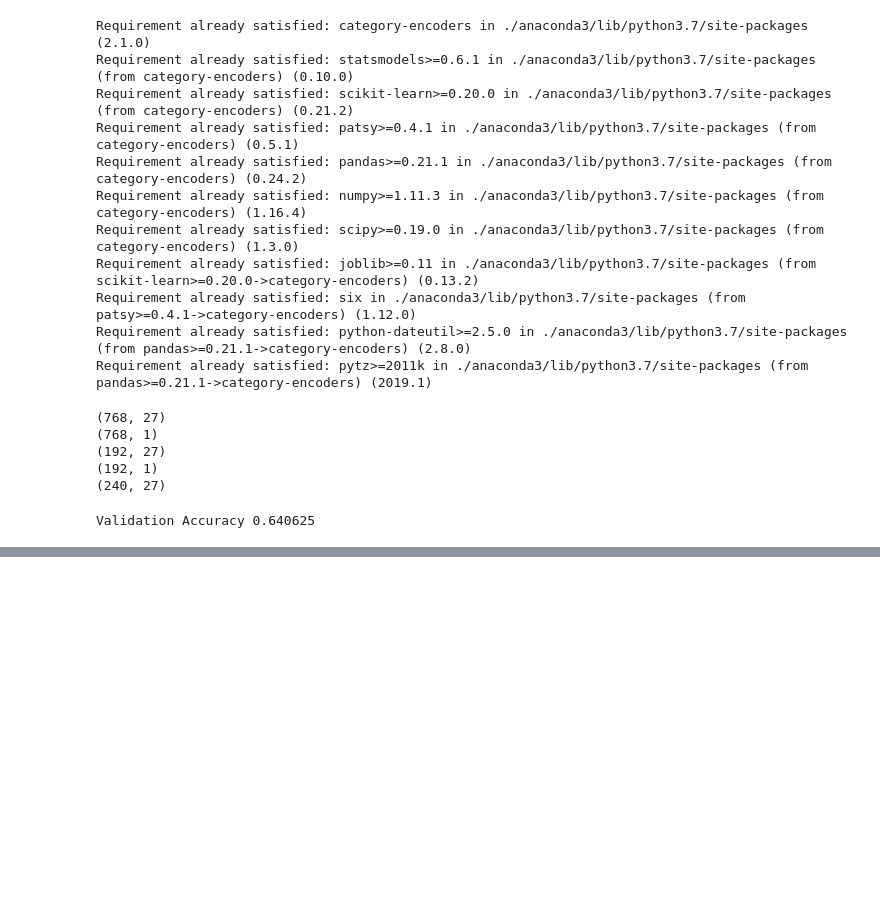
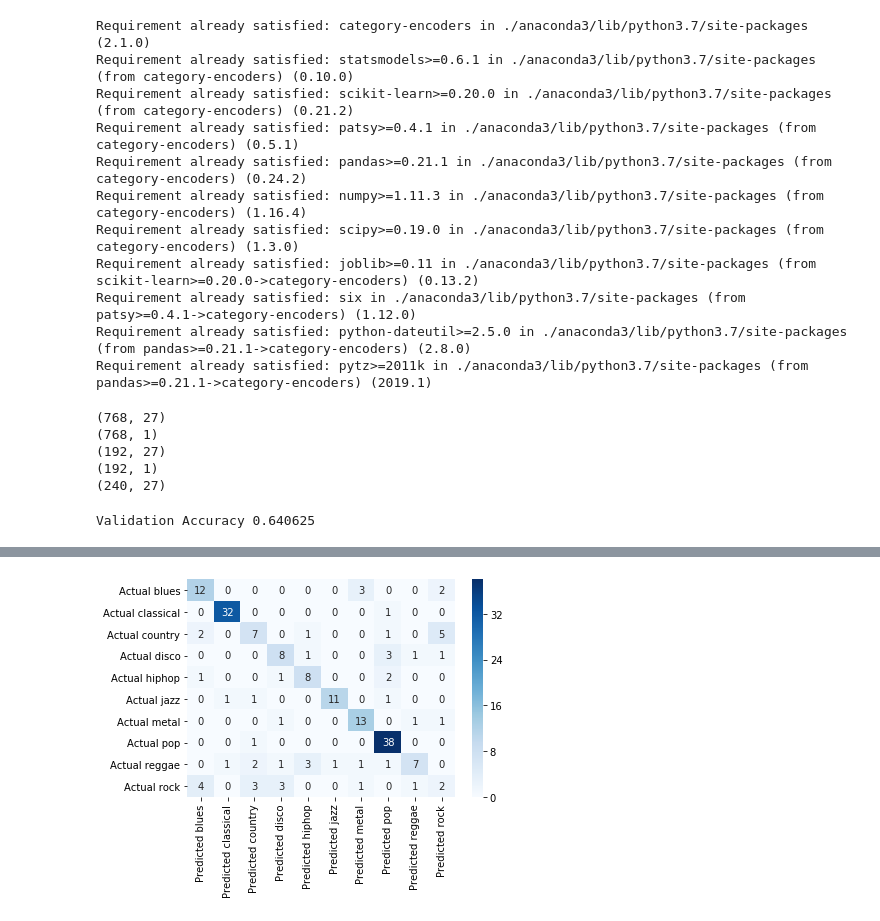
Before and after one commit to JamesBarciz/Unit2_notebook, a Jupyter notebook: Music Feature Prediction Unit 2 Build.ipynb, the cells around one changed output, grey strips where cells are left out. Saved outputs shown, nothing was run; the diff lists cells and outputs as text; code cells hidden in the pictures; blank space fills up the shorter version.

```diff
--- a/Music Feature Prediction Unit 2 Build.ipynb
+++ b/Music Feature Prediction Unit 2 Build.ipynb
@@ -121,0 +216,10 @@ Validation Accuracy 0.640625
+# %%
+from sklearn.ensemble import RandomForestClassifier
+# Random Forest Model with defaults - Slightly better than LogReg baseline
+# With n_estimators=100 gives best accuracy so far
+pipeline = make_pipeline(
+    StandardScaler(),
+    RandomForestClassifier(n_estimators=100, random_state=42)
+)
+pipeline.fit(X_train, np.ravel(y_train))
+print('Random Forest Val Accuracy with Defaults:', pipeline.score(X_val, np.ravel(y_val)))
@@ -121,0 +377,12 @@ Validation Accuracy 0.640625
+# %%
+# Confusion Matrix with 71% accuracy from Random Forest
+pipeline = make_pipeline(
+    StandardScaler(),
+    RandomForestClassifier(n_estimators=100, random_state=42)
+)
+pipeline.fit(X_train, np.ravel(y_train))
+
+y_pred = pipeline.predict(X_val)
+plot_confusion_matrix(y_val, y_pred);
+# %% [output]
+[figure, added]
```
Also changed, not shown: parts of 30 cells of this notebook.
